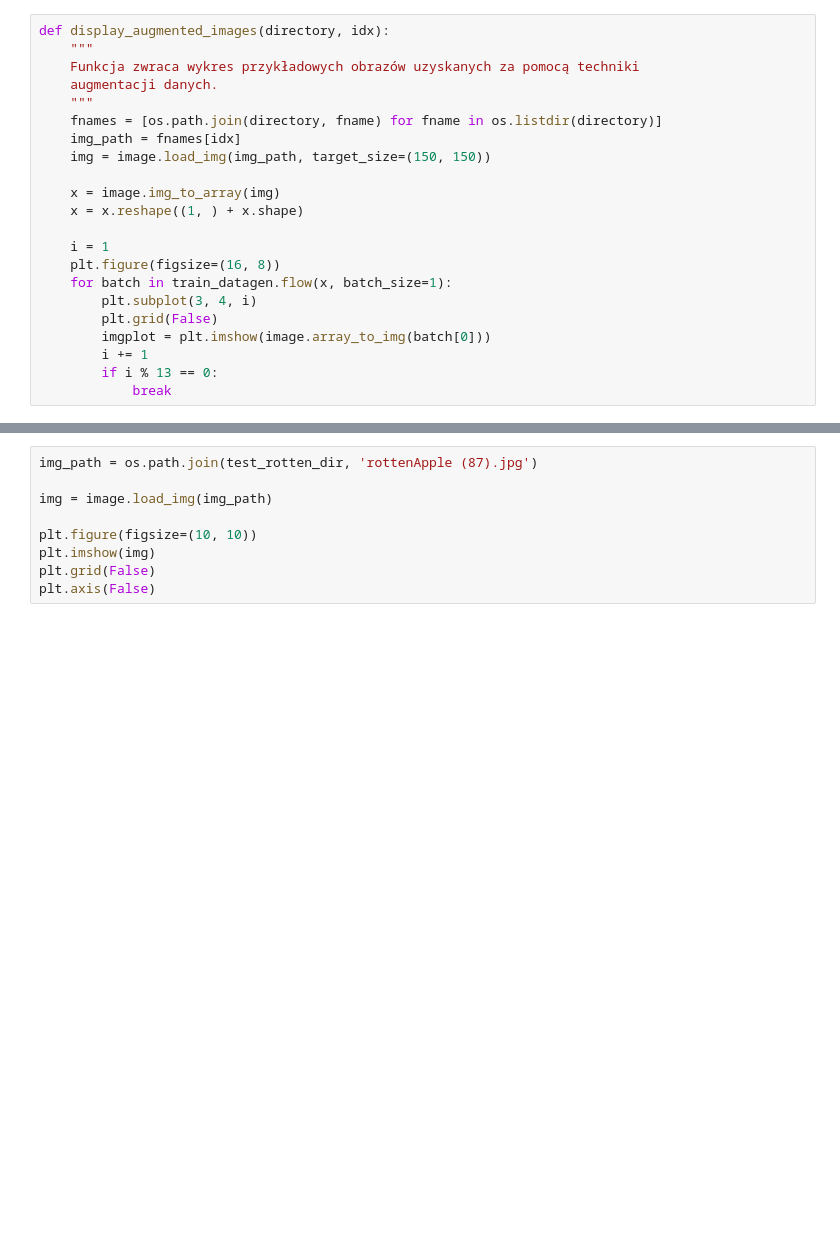
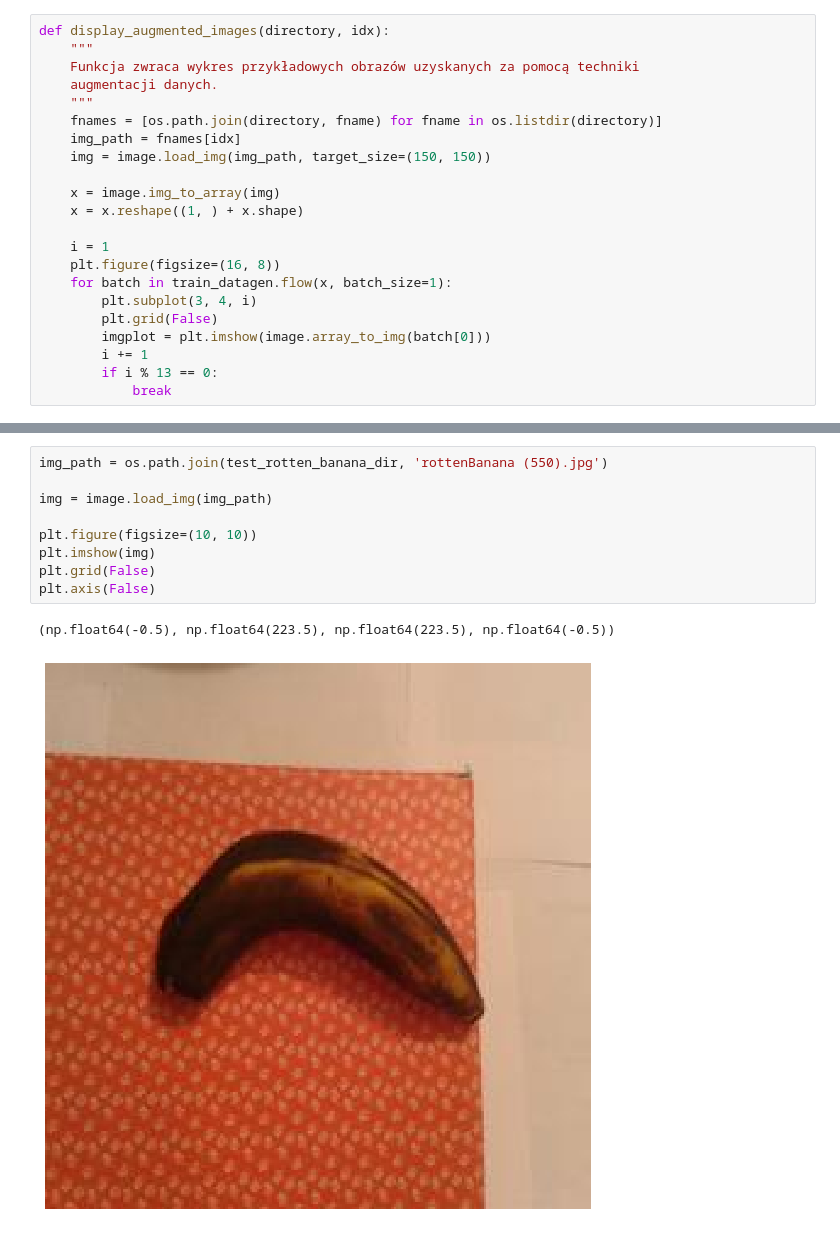
Before and after one commit to Bziukiewicz/tests, a Jupyter notebook: healthyrotten.ipynb, the cells around one changed output, grey strips where cells are left out. Saved outputs shown, nothing was run; the diff lists cells and outputs as text; blank space fills up the shorter version.

```diff
--- a/healthyrotten.ipynb
+++ b/healthyrotten.ipynb
@@ -253,9 +438,12 @@ errors[errors['is_incorrect'] == 1].index
 # %%
-img_path = os.path.join(test_rotten_dir, 'rottenApple (87).jpg')
+img_path = os.path.join(test_rotten_banana_dir, 'rottenBanana (550).jpg')
 
 img = image.load_img(img_path)
 
 plt.figure(figsize=(10, 10))
 plt.imshow(img)
 plt.grid(False)
 plt.axis(False)
+# %% [output]
+(np.float64(-0.5), np.float64(223.5), np.float64(223.5), np.float64(-0.5))
+[figure, added]
```
Also changed, not shown: parts of 36 cells of this notebook.
